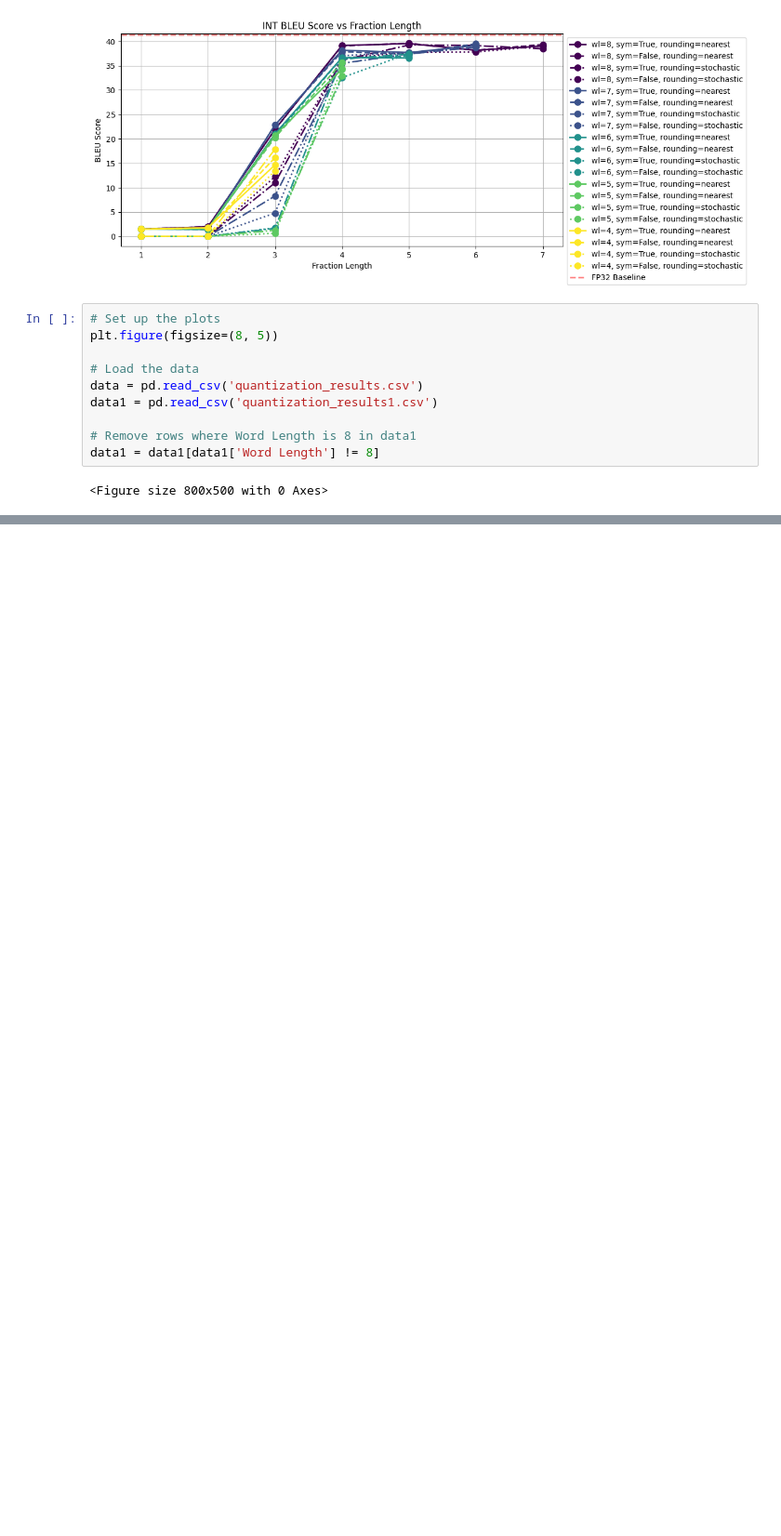
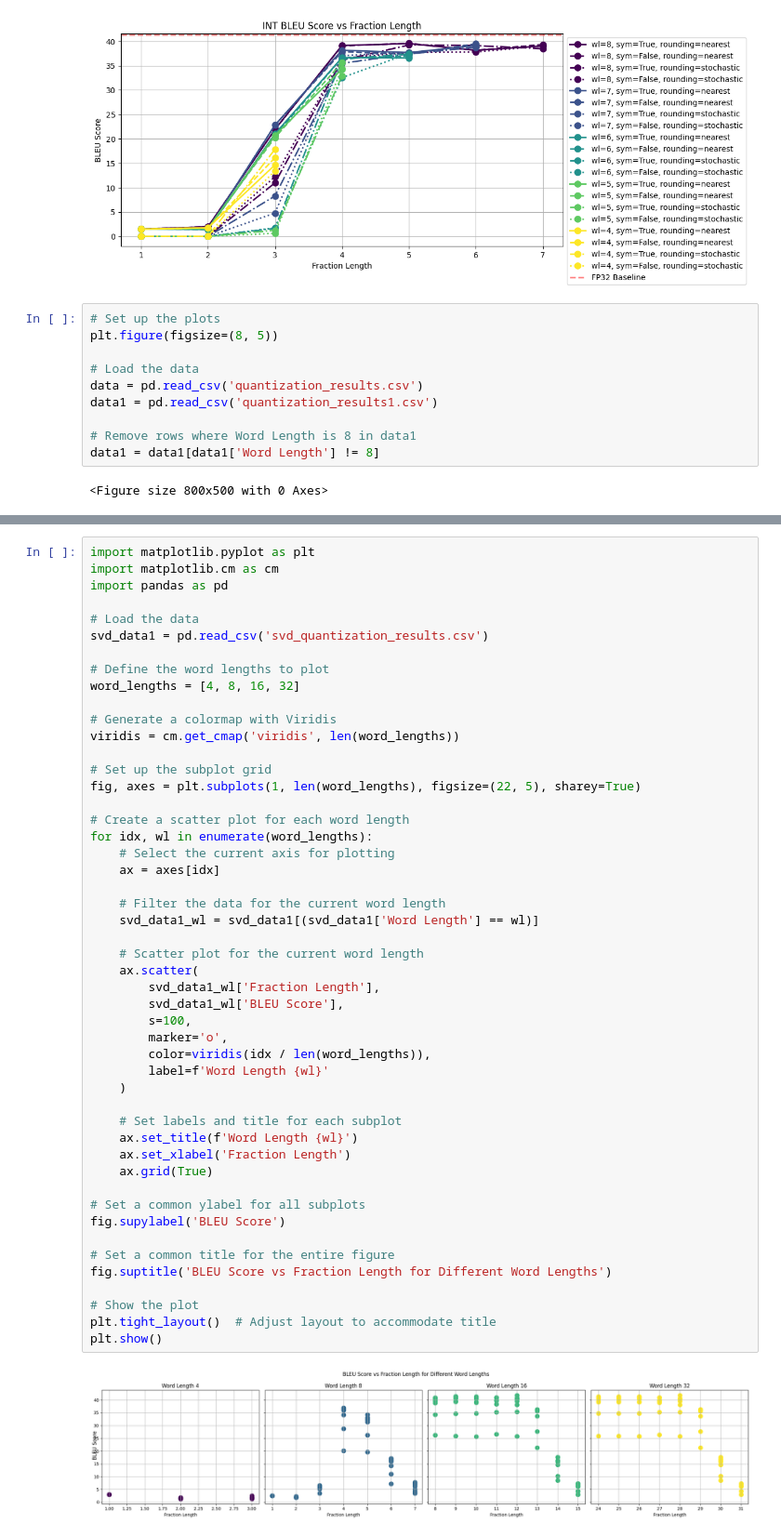
Before and after one commit to justinhuang666666/Approximate-Matrix-Vector-Multiplication, a Jupyter notebook: simulation_result/simulation_quant.ipynb, the cells around one changed output, grey strips where cells are left out. Shown at 93% size. Cells and saved outputs as stored; diff of their text form; blank space fills up the shorter version.

```diff
--- a/simulation_result/simulation_quant.ipynb
+++ b/simulation_result/simulation_quant.ipynb
@@ -351,0 +382,51 @@ plt.show()
+# %%
+import matplotlib.pyplot as plt
+import matplotlib.cm as cm
+import pandas as pd
+
+# Load the data
+svd_data1 = pd.read_csv('svd_quantization_results.csv')
+
+# Define the word lengths to plot
+word_lengths = [4, 8, 16, 32]
+
+# Generate a colormap with Viridis
+viridis = cm.get_cmap('viridis', len(word_lengths))
+
+# Set up the subplot grid
+fig, axes = plt.subplots(1, len(word_lengths), figsize=(22, 5), sharey=True)
+
+# Create a scatter plot for each word length
+for idx, wl in enumerate(word_lengths):
+    # Select the current axis for plotting
+    ax = axes[idx]
+
+    # Filter the data for the current word length
+    svd_data1_wl = svd_data1[(svd_data1['Word Length'] == wl)]
+
+    # Scatter plot for the current word length
+    ax.scatter(
+        svd_data1_wl['Fraction Length'],
+        svd_data1_wl['BLEU Score'],
+        s=100,
+        marker='o',
+        color=viridis(idx / len(word_lengths)),
+        label=f'Word Length {wl}'
+    )
+
+    # Set labels and title for each subplot
+    ax.set_title(f'Word Length {wl}')
+    ax.set_xlabel('Fraction Length')
+    ax.grid(True)
+
+# Set a common ylabel for all subplots
+fig.supylabel('BLEU Score')
+
+# Set a common title for the entire figure
+fig.suptitle('BLEU Score vs Fraction Length for Different Word Lengths')
+
+# Show the plot
+plt.tight_layout()  # Adjust layout to accommodate title
+plt.show()
+# %% [output]
+[figure, added]
```
Also changed, not shown: parts of 1 cell of this notebook, 7 other files.
